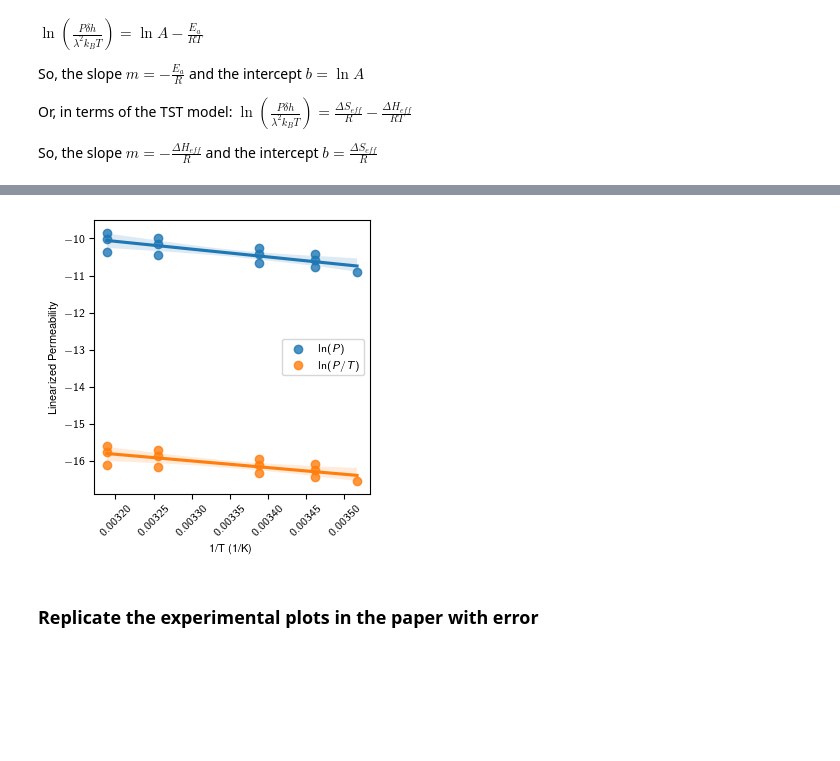
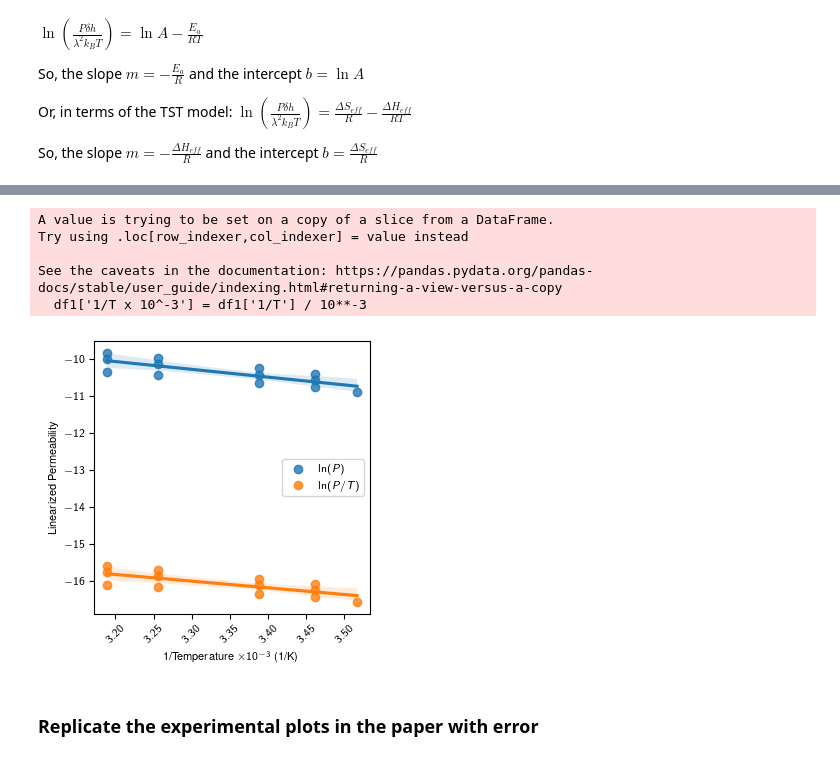
Before and after one commit to schwinns/eyring_model, a Jupyter notebook: experimental_barriers.ipynb, the cells around one changed output, grey strips where cells are left out. Cells and saved outputs as stored; diff of their text form; code cells hidden in the pictures; blank space fills up the shorter version.

Commit message:
update figures with correct resolution and labeling

```diff
--- a/experimental_barriers.ipynb
+++ b/experimental_barriers.ipynb
@@ -165,19 +165,25 @@ strong multicollinearity or other numerical problems.
 # %%
 # plot the linear fits
 fig, ax = plt.subplots(1,1, figsize=(3.55, 3.55))
-sns.regplot(x='1/T', y='ln(P)', data=df1, ax=ax, label='$\ln (P)$', ci=95)
-sns.regplot(x='1/T', y='ln(P/T)', data=df1, ax=ax, label='$\ln (P/T)$', ci=95)
+df1['1/T x 10^-3'] = df1['1/T'] / 10**-3
+sns.regplot(x='1/T x 10^-3', y='ln(P)', data=df1, ax=ax, label='$\ln (P)$', ci=95)
+sns.regplot(x='1/T x 10^-3', y='ln(P/T)', data=df1, ax=ax, label='$\ln (P/T)$', ci=95)
 # sns.regplot(x='1/T', y='ln(CP/T)', data=df1, ax=ax, label='$\ln \left( P \delta h/ \lambda^2 k_B T \\right)$', ci=95)
 
 plt.ylabel('Linearized Permeability', fontsize=8)
-plt.xlabel('1/T (1/K)', fontsize=8)
+ax.set_xlabel(r'1/Temperature $\times 10^{-3}$ (1/K)')
 plt.legend(fontsize=8)
 ax.tick_params('x', labelrotation=45)
 plt.tick_params('both')
 
 fig.savefig('figs/TST_vs_Arrhenius_plots.pdf')
 # %% [output]
+A value is trying to be set on a copy of a slice from a DataFrame.
+Try using .loc[row_indexer,col_indexer] = value instead
+
+See the caveats in the documentation: https://pandas.pydata.org/pandas-docs/stable/user_guide/indexing.html#returning-a-view-versus-a-copy
+  df1['1/T x 10^-3'] = df1['1/T'] / 10**-3
-[figure, old version]
+[figure, new version]
 # %% [markdown]
 ### Replicate the experimental plots in the paper with error
 # %%
```
Also changed, not shown: parts of 4 cells of this notebook, 24 other files.
